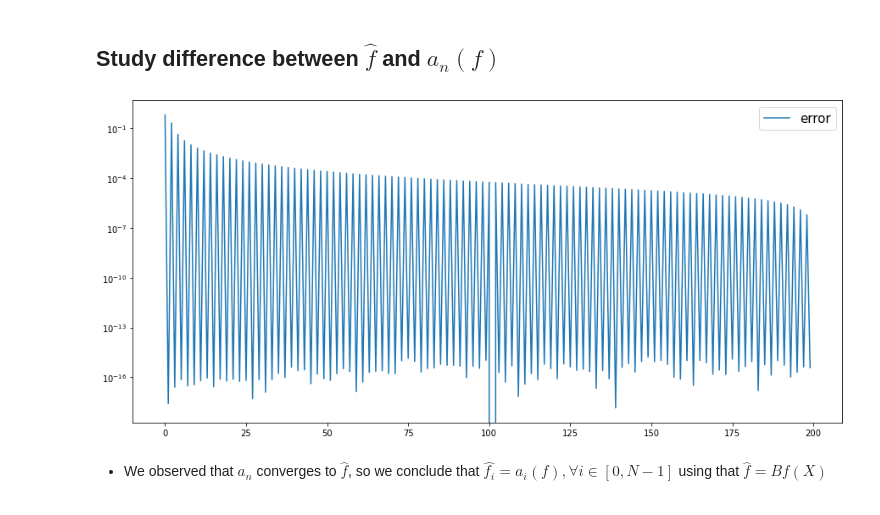
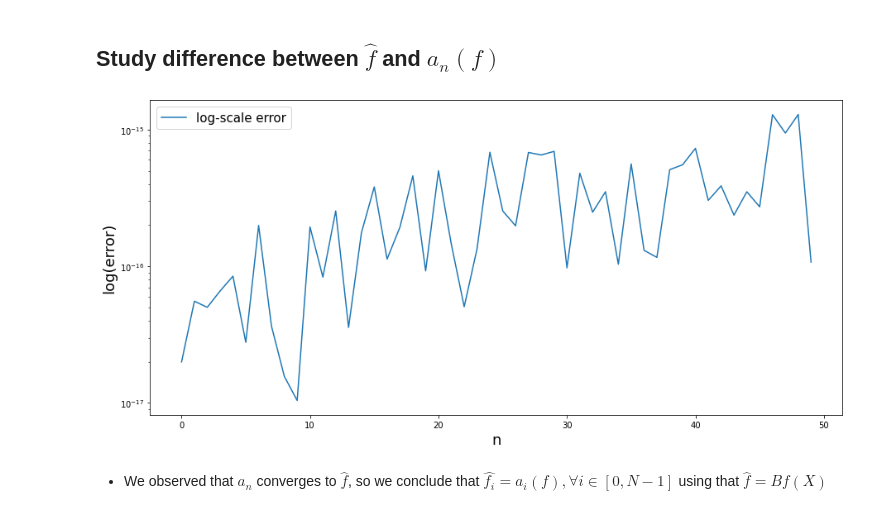
Before and after one commit to Kev1MSL/MAA-106-Project, a Jupyter notebook: Project_Li_Messali.ipynb, the cells around one changed output. Saved outputs shown, nothing was run; the diff lists cells and outputs as text; code cells hidden in the pictures.

```diff
--- a/Project_Li_Messali.ipynb
+++ b/Project_Li_Messali.ipynb
@@ -154,7 +245,7 @@ NameError: name 'g' is not defined
 # %% [markdown]
 ### Study of decay of the Fourier coefficients (the rate at which they go to 0)
 # %%
-n = 15
+n = 10
 N = np.arange(1, n)
 X = np.linspace(-np.pi, np.pi, 100)
 a_n = list()
@@ -162,7 +253,8 @@ b_n = list()
 error_n = list()
 
 def g(x):
-    return np.sin(x) ** 2
+    return 1 - (2*(np.abs(x)/np.pi))
+    # return np.sin(x) ** 2
 
 for i in N:
     a_n.append(an_f(g, i))
@@ -187,7 +279,4 @@ plt.ylabel('absolute value error over interval [$-\pi$,  $\pi$]', fontsize = 18)
 plt.legend(loc='upper right')
 plt.title('Study of error $S_n$(g)', fontsize = 18)
 plt.show()
-
-print(a_n)
-print(error_n)
 # %% [output]
@@ -234,7 +321,7 @@ $\hat{f(X)} =
 \end{pmatrix}
 \end{align}$
 # %%
-N = 200
+N = 50
 
 def X_k(N):
     """
@@ -258,7 +345,6 @@ def genA(X):
             subresult.append( 2*np.cos(n*x_i) )
         final_matrix.append(subresult)
     return final_matrix
-
 
 def f1(X):
     return X**2
@@ -345,23 +430,31 @@ print(np.matmul(B, A))
 ## Study difference between  $\hat{f}$ and $a_n(f)$
 # %%
 def f(x):
-    return np.sin(x)
+    return np.cos(x)
 
 a_n = [an_f(f, n) for n in range(N)]
 X = X_k(N)
 B = genB(X)
 f_hat = np.matmul(B, f(X))
 err = abs(a_n - f_hat)
 
 # plot
 tab_n = np.arange(N)
 plt.figure(figsize = (15,7))
-plt.plot(tab_n, err, label="error")
+plt.plot(tab_n, err, label="log-scale error")
 plt.legend(fontsize = 15)
 plt.yscale('log')
+plt.xlabel('n', fontsize = 18)
+plt.ylabel('log(error)', fontsize = 18)
 plt.show()
+
+# plot err_k+1 vs err_k
+# plt.figure(figsize = (15,7))
+# plt.plot(err[1:], err[:-1], label="log-scale error")
+# plt.xlabel('$e_k$', fontsize = 18)
+# plt.ylabel('$e_{k+1}$', fontsize = 18)
 # %% [output]
-[figure, old version]
+[figure, new version]
 # %% [markdown]
 - We observed that $a_n$ converges to $\hat{f}$, so we conclude that $\hat{f_i}= a_i(f), \forall i \in [0, N-1]$ using that $\hat{f} = Bf(X)$
 # %% [markdown]
```
Also changed, not shown: parts of 18 cells of this notebook.
